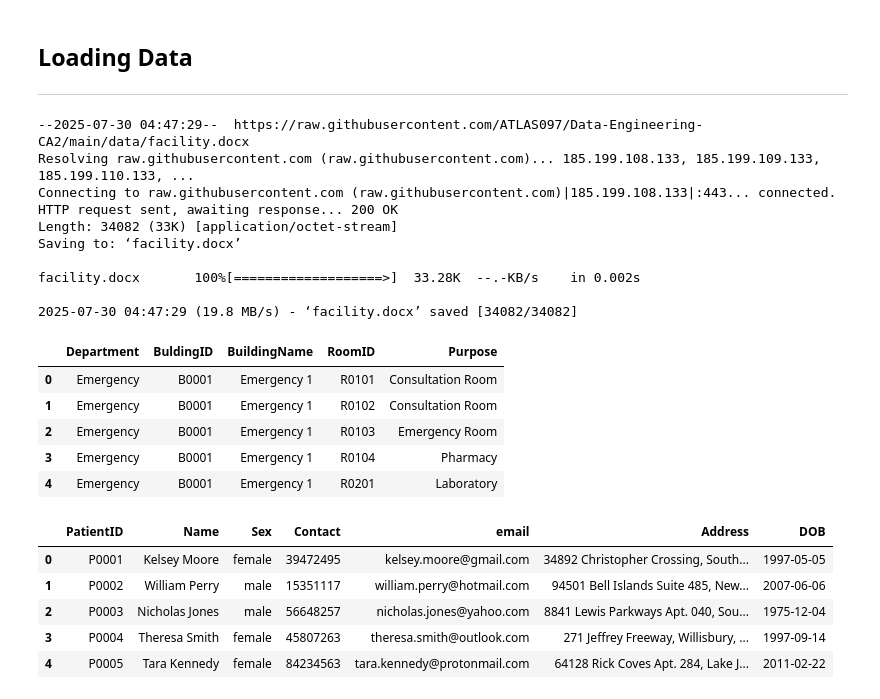
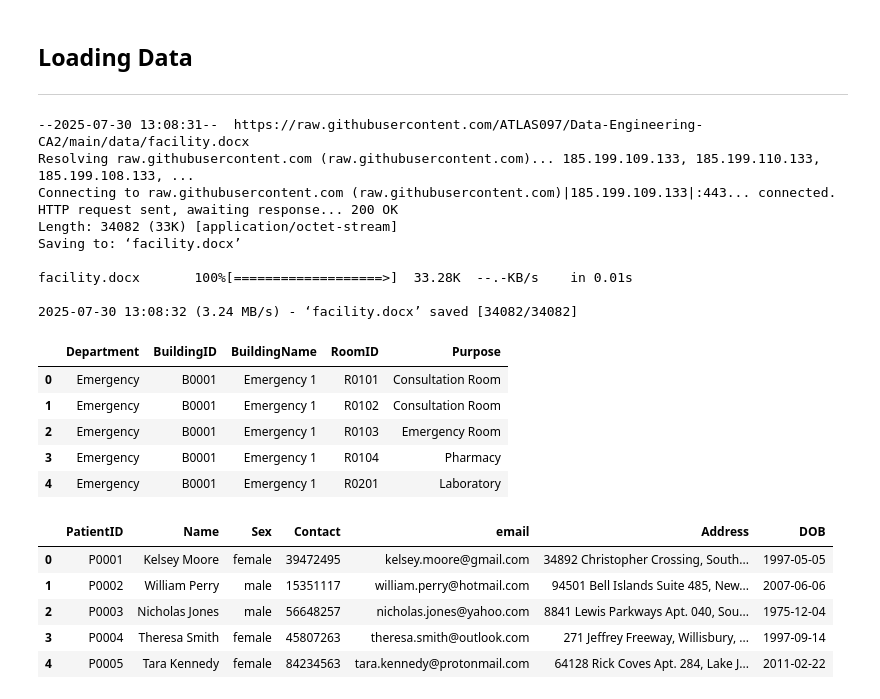
Before and after one commit to ATLAS097/Data-Engineering-CA2, a Jupyter notebook: data_cleaning.ipynb, the cells around one changed output. Drawn from its saved outputs; the diff is of its cells as text; code cells hidden in the pictures.

```diff
--- a/data_cleaning.ipynb
+++ b/data_cleaning.ipynb
@@ -31,33 +31,35 @@ appointment = pd.read_excel(
 # %%
 !wget https://raw.githubusercontent.com/ATLAS097/Data-Engineering-CA2/main/data/facility.docx -O facility.docx
 document = Document("facility.docx")
 
 table = document.tables[0]
 
 data = []
 for row in table.rows:
     data.append([cell.text for cell in row.cells])
 
 # Convert to pandas DataFrame
 facility = pd.DataFrame(data)
 
 # Set the first row as header and remove it from data
 facility.columns = facility.iloc[0]
 facility = facility[1:].reset_index(drop=True)
+# rename BuldingID to BuildingID
+facility.rename(columns={'BuldingID': 'BuildingID'}, inplace=True)
 
 display(facility.head())
 # %% [output]
---2025-07-30 04:47:29--  https://raw.githubusercontent.com/ATLAS097/Data-Engineering-CA2/main/data/facility.docx
-Resolving raw.githubusercontent.com (raw.githubusercontent.com)... 185.199.108.133, 185.199.109.133, 185.199.110.133, ...
-Connecting to raw.githubusercontent.com (raw.githubusercontent.com)|185.199.108.133|:443... connected.
+--2025-07-30 13:08:31--  https://raw.githubusercontent.com/ATLAS097/Data-Engineering-CA2/main/data/facility.docx
+Resolving raw.githubusercontent.com (raw.githubusercontent.com)... 185.199.109.133, 185.199.110.133, 185.199.108.133, ...
+Connecting to raw.githubusercontent.com (raw.githubusercontent.com)|185.199.109.133|:443... connected.
 HTTP request sent, awaiting response... 200 OK
 Length: 34082 (33K) [application/octet-stream]
 Saving to: ‘facility.docx’
 
-facility.docx       100%[===================>]  33.28K  --.-KB/s    in 0.002s
+facility.docx       100%[===================>]  33.28K  --.-KB/s    in 0.01s
 
-2025-07-30 04:47:29 (19.8 MB/s) - ‘facility.docx’ saved [34082/34082]
+2025-07-30 13:08:32 (3.24 MB/s) - ‘facility.docx’ saved [34082/34082]
-|  | Department | BuldingID | BuildingName | RoomID | Purpose |
+|  | Department | BuildingID | BuildingName | RoomID | Purpose |
 | 0 | Emergency | B0001 | Emergency 1 | R0101 | Consultation Room |
 | 1 | Emergency | B0001 | Emergency 1 | R0102 | Consultation Room |
 | 2 | Emergency | B0001 | Emergency 1 | R0103 | Emergency Room |
```
Also changed, not shown: parts of 31 cells of this notebook.
